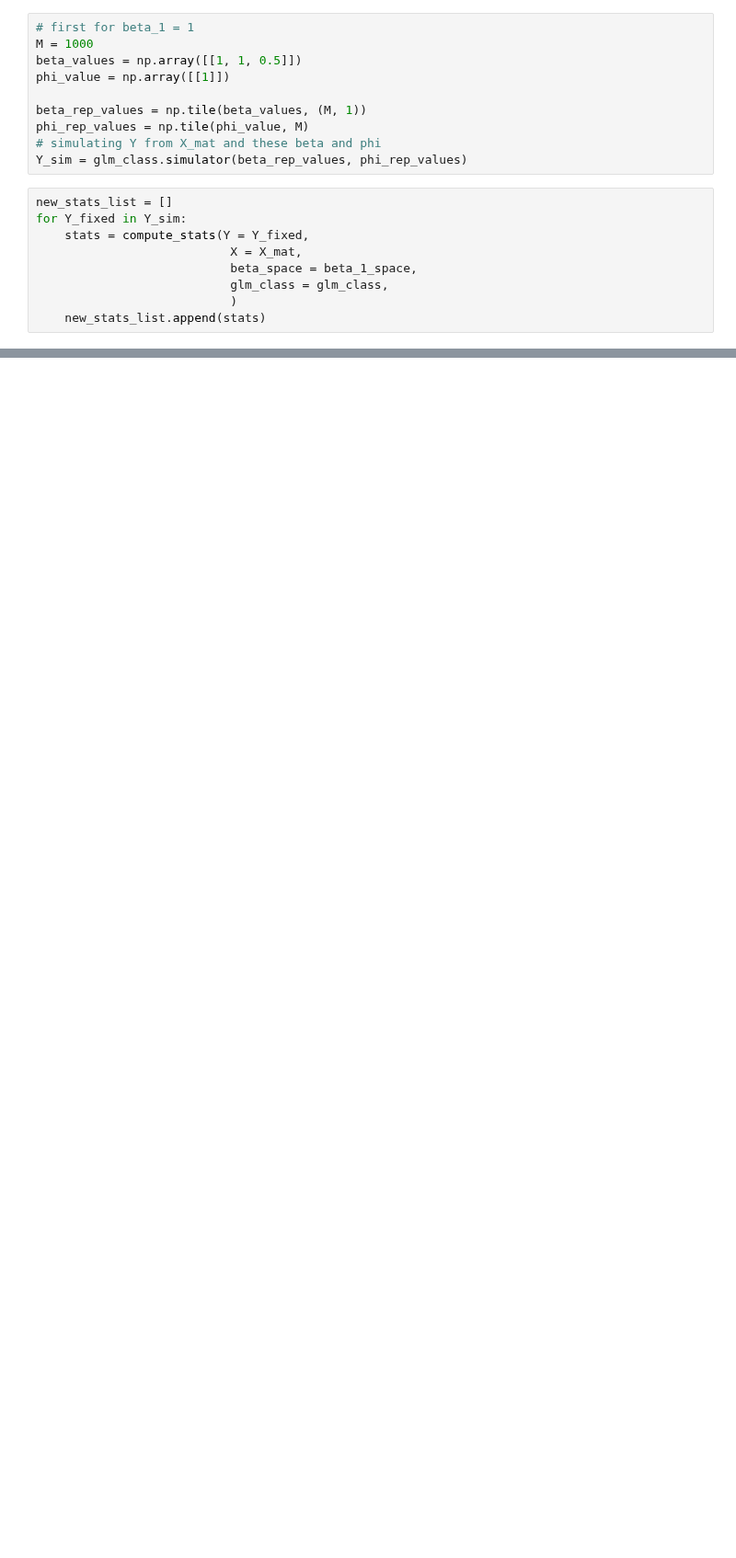
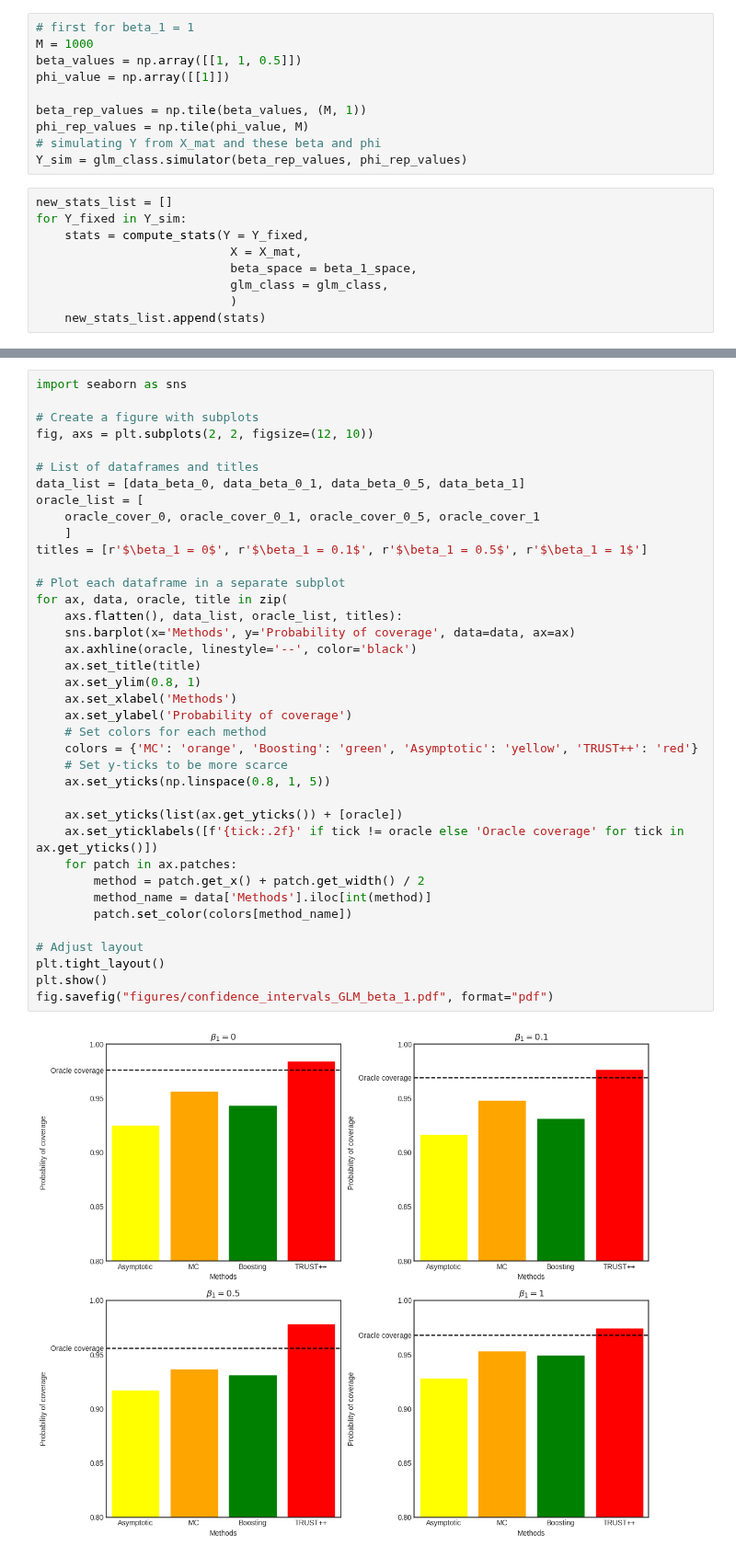
Before and after one commit to Monoxido45/CSI, a Jupyter notebook: experiments/nuissance_test.ipynb, the cells around one changed output, grey strips where cells are left out. Shown at 92% size. Cells and saved outputs as stored; diff of their text form; blank space fills up the shorter version.

```diff
--- a/experiments/nuissance_test.ipynb
+++ b/experiments/nuissance_test.ipynb
@@ -2455,0 +2585,40 @@ pd.DataFrame({"Methods": ["Asymptotic", "MC", "Boosting", "TRUST++"],
+# %%
+import seaborn as sns
+
+# Create a figure with subplots
+fig, axs = plt.subplots(2, 2, figsize=(12, 10))
+
+# List of dataframes and titles
+data_list = [data_beta_0, data_beta_0_1, data_beta_0_5, data_beta_1]
+oracle_list = [
+    oracle_cover_0, oracle_cover_0_1, oracle_cover_0_5, oracle_cover_1
+    ]
+titles = [r'$\beta_1 = 0$', r'$\beta_1 = 0.1$', r'$\beta_1 = 0.5$', r'$\beta_1 = 1$']
+
+# Plot each dataframe in a separate subplot
+for ax, data, oracle, title in zip(
+    axs.flatten(), data_list, oracle_list, titles):
+    sns.barplot(x='Methods', y='Probability of coverage', data=data, ax=ax)
+    ax.axhline(oracle, linestyle='--', color='black')
+    ax.set_title(title)
+    ax.set_ylim(0.8, 1)
+    ax.set_xlabel('Methods')
+    ax.set_ylabel('Probability of coverage')
+    # Set colors for each method
+    colors = {'MC': 'orange', 'Boosting': 'green', 'Asymptotic': 'yellow', 'TRUST++': 'red'}
+    # Set y-ticks to be more scarce
+    ax.set_yticks(np.linspace(0.8, 1, 5))
+
+    ax.set_yticks(list(ax.get_yticks()) + [oracle])
+    ax.set_yticklabels([f'{tick:.2f}' if tick != oracle else 'Oracle coverage' for tick in ax.get_yticks()])
+    for patch in ax.patches:
+        method = patch.get_x() + patch.get_width() / 2
+        method_name = data['Methods'].iloc[int(method)]
+        patch.set_color(colors[method_name])
+
+# Adjust layout
+plt.tight_layout()
+plt.show()
+fig.savefig("figures/confidence_intervals_GLM_beta_1.pdf", format="pdf")
+# %% [output]
+[figure, added]
```
Also changed, not shown: parts of 31 cells of this notebook, 2 other files.
